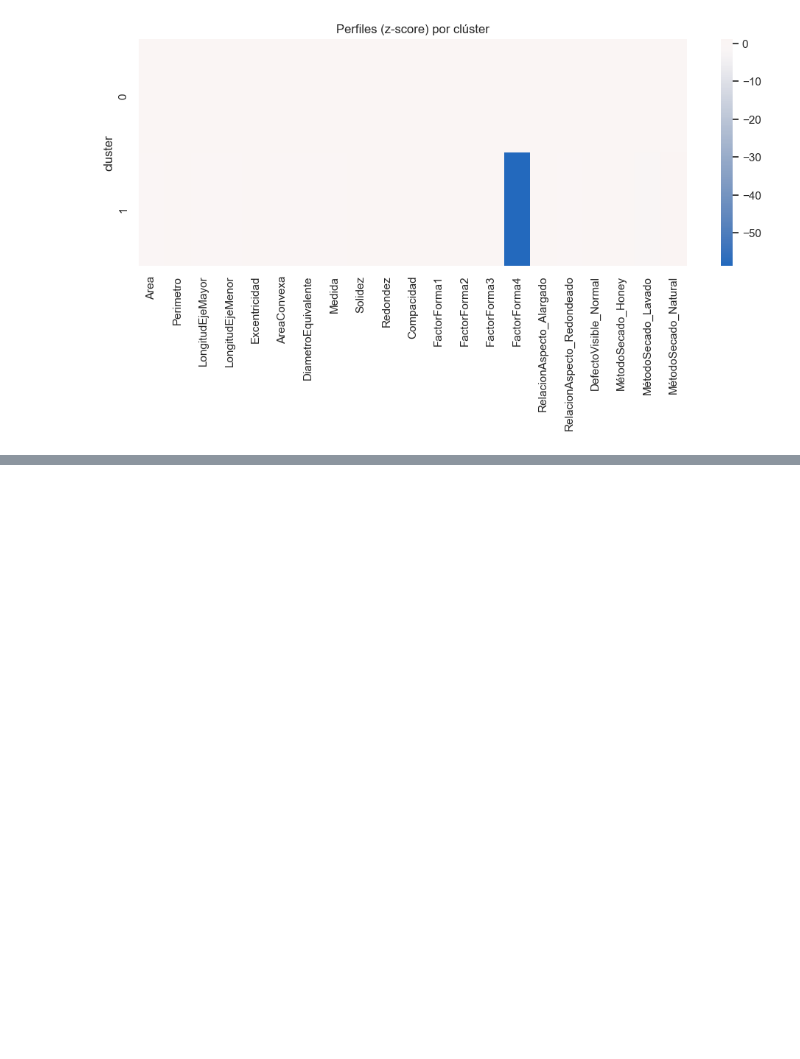
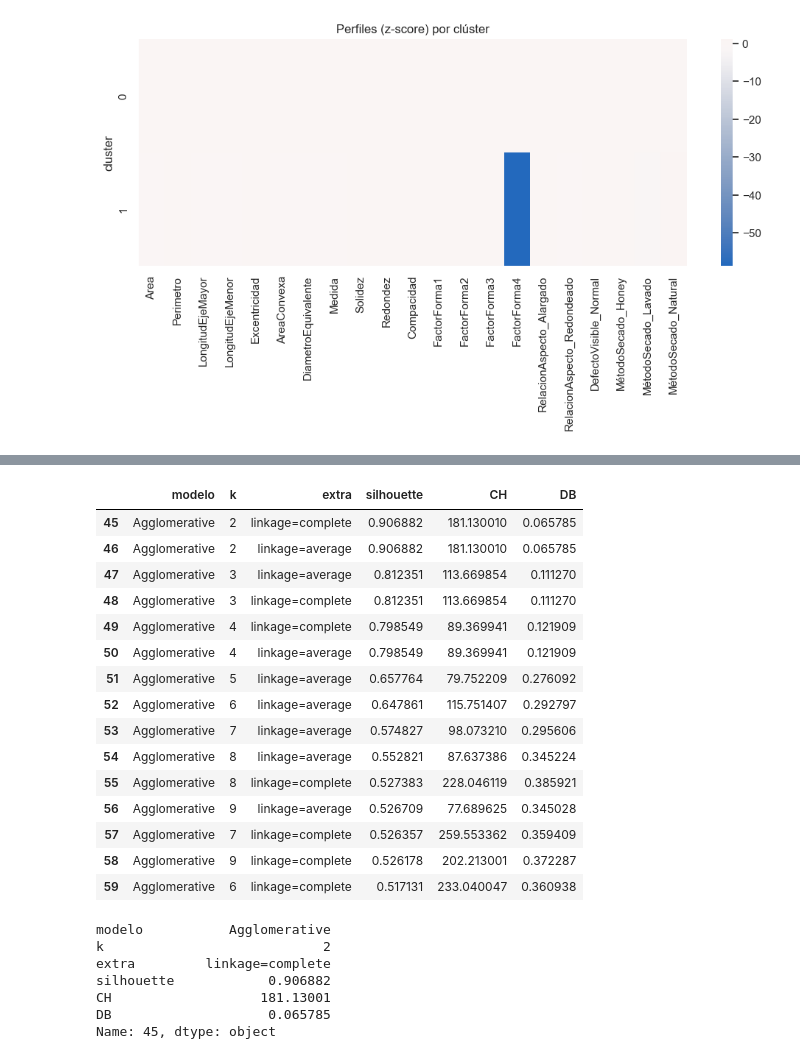
Before and after one commit to gabrielpadilla24/Lab2-BI, a Jupyter notebook: LAB2.ipynb, the cells around one changed output, grey strips where cells are left out. Cells and saved outputs as stored; diff of their text form; code cells hidden in the pictures; blank space fills up the shorter version.

```diff
--- a/LAB2.ipynb
+++ b/LAB2.ipynb
@@ -517,0 +583,12 @@ _Evidencia:_ se incluyen gráficas del método del codo, comparaciones de métri
+# %%
+# === 2) Evaluación GMM (k y covariance_type) =============================
+gmm_rows = []
+for k in range(2, 11):
+    for cov in ["full","tied","diag","spherical"]:
+        gmm = GaussianMixture(n_components=k, covariance_type=cov, random_state=42)
+        labels = gmm.fit_predict(X)
+        m = metrics_for_labels(X, labels)
+        gmm_rows.append({"modelo":"GMM","k":k,"extra":f"cov={cov}", **m})
+
+gmm_df = pd.DataFrame(gmm_rows).sort_values("silhouette", ascending=False)
+display(gmm_df.head(10))
@@ -517,0 +607,15 @@ _Evidencia:_ se incluyen gráficas del método del codo, comparaciones de métri
+# %%
+# === 3) Evaluación Agglomerative (k y linkage) ============================
+agg_rows = []
+for k in range(2, 11):
+    for link in ["ward","average","complete"]:
+        if link == "ward":
+            agg = AgglomerativeClustering(n_clusters=k, linkage="ward")  # euclidean implícita
+        else:
+            agg = AgglomerativeClustering(n_clusters=k, linkage=link, metric="euclidean")
+        labels = agg.fit_predict(X)
+        m = metrics_for_labels(X, labels)
+        agg_rows.append({"modelo":"Agglomerative","k":k,"extra":f"linkage={link}", **m})
+
+agg_df = pd.DataFrame(agg_rows).sort_values("silhouette", ascending=False)
+display(agg_df.head(10))
@@ -517,0 +634,37 @@ _Evidencia:_ se incluyen gráficas del método del codo, comparaciones de métri
+# %%
+# === 4) Comparativa global y selección del mejor ==========================
+compare = pd.concat([km_df, gmm_df, agg_df], ignore_index=True)
+
+# Ordena por Silhouette (desc), desempata con CH (desc) y DB (asc)
+compare_sorted = compare.sort_values(
+    by=["silhouette","CH","DB"],
+    ascending=[False, False, True]
+)
+
+display(compare_sorted.head(15))  # Top-15 combinando todo
+best = compare_sorted.iloc[0]
+best
+# %% [output]
+|  | modelo | k | extra | silhouette | CH | DB |
+| 45 | Agglomerative | 2 | linkage=complete | 0.906882 | 181.130010 | 0.065785 |
+| 46 | Agglomerative | 2 | linkage=average | 0.906882 | 181.130010 | 0.065785 |
+| 47 | Agglomerative | 3 | linkage=average | 0.812351 | 113.669854 | 0.111270 |
+| 48 | Agglomerative | 3 | linkage=complete | 0.812351 | 113.669854 | 0.111270 |
+| 49 | Agglomerative | 4 | linkage=complete | 0.798549 | 89.369941 | 0.121909 |
+| 50 | Agglomerative | 4 | linkage=average | 0.798549 | 89.369941 | 0.121909 |
+| 51 | Agglomerative | 5 | linkage=average | 0.657764 | 79.752209 | 0.276092 |
+| 52 | Agglomerative | 6 | linkage=average | 0.647861 | 115.751407 | 0.292797 |
+| 53 | Agglomerative | 7 | linkage=average | 0.574827 | 98.073210 | 0.295606 |
+| 54 | Agglomerative | 8 | linkage=average | 0.552821 | 87.637386 | 0.345224 |
+| 55 | Agglomerative | 8 | linkage=complete | 0.527383 | 228.046119 | 0.385921 |
+| 56 | Agglomerative | 9 | linkage=average | 0.526709 | 77.689625 | 0.345028 |
+| 57 | Agglomerative | 7 | linkage=complete | 0.526357 | 259.553362 | 0.359409 |
+| 58 | Agglomerative | 9 | linkage=complete | 0.526178 | 202.213001 | 0.372287 |
+| 59 | Agglomerative | 6 | linkage=complete | 0.517131 | 233.040047 | 0.360938 |
+modelo           Agglomerative
+k                            2
+extra         linkage=complete
+silhouette            0.906882
+CH                   181.13001
+DB                    0.065785
+Name: 45, dtype: object
```
Also changed, not shown: parts of 8 cells of this notebook.
